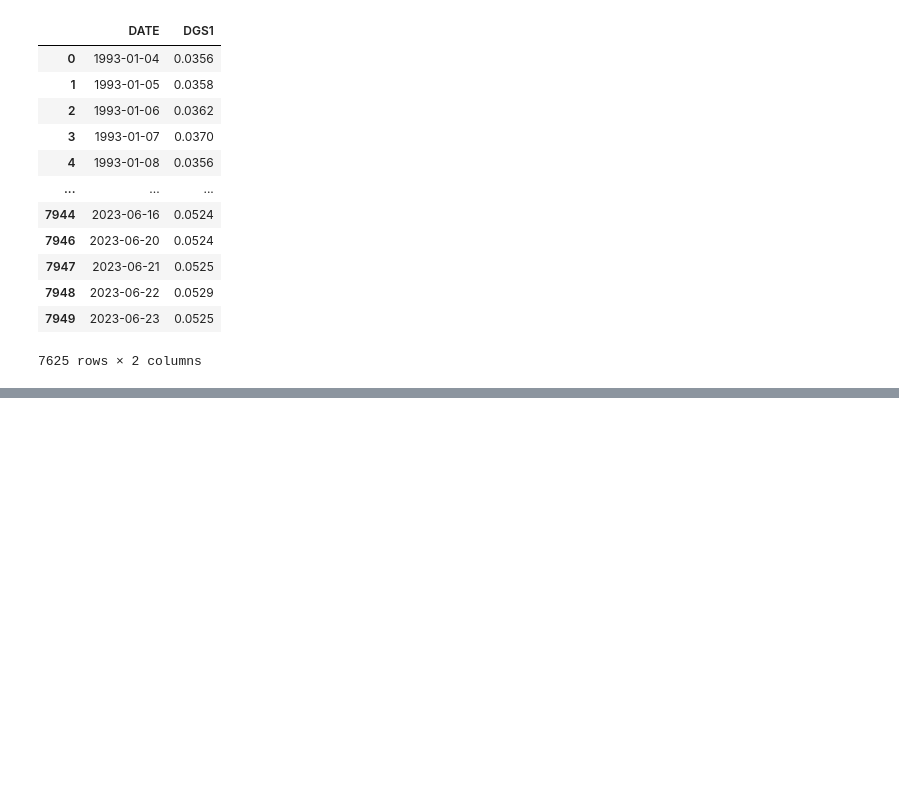
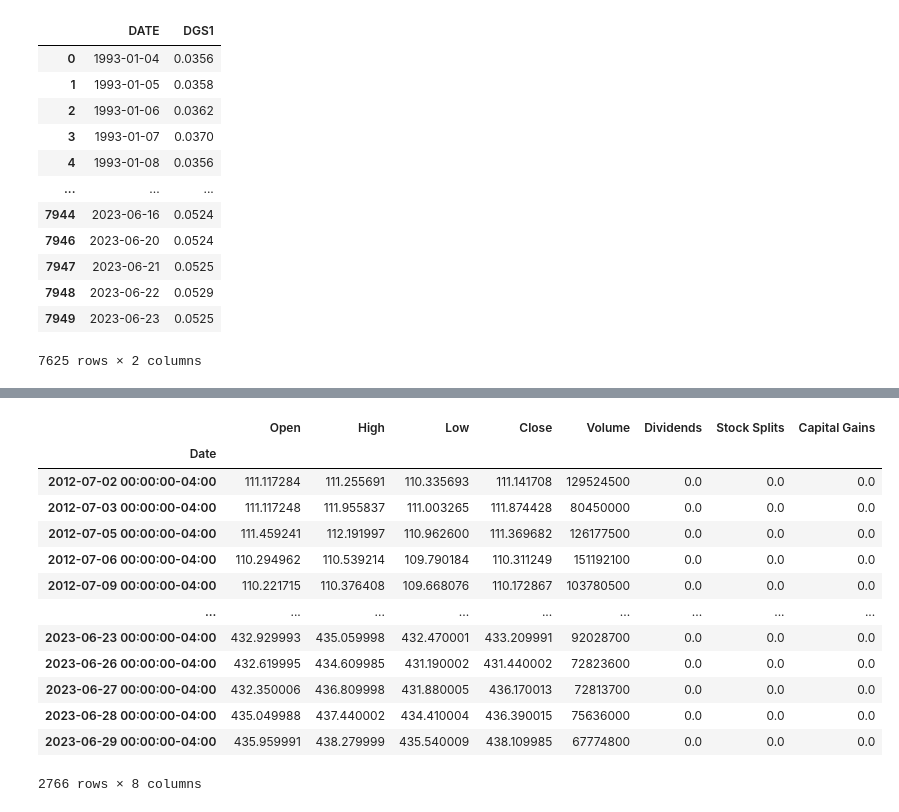
Before and after one commit to ndt93/FinancialML, a Jupyter notebook: notebooks/systematic_default.ipynb, the cells around one changed output, grey strips where cells are left out. Drawn from its saved outputs; the diff is of its cells as text; code cells hidden in the pictures; blank space fills up the shorter version.

```diff
--- a/notebooks/systematic_default.ipynb
+++ b/notebooks/systematic_default.ipynb
@@ -123,0 +129,20 @@ treasury_yields
+# %%
+spy_yf = yf.Ticker('SPY')
+spy_df = spy_yf.history(interval='1d', period='11y', prepost=False)
+# %%
+spy_df
+# %% [output]
+|  | Open | High | Low | Close | Volume | Dividends | Stock Splits | Capital Gains |
+| Date |  |  |  |  |  |  |  |  |
+| 2012-07-02 00:00:00-04:00 | 111.117284 | 111.255691 | 110.335693 | 111.141708 | 129524500 | 0.0 | 0.0 | 0.0 |
+| 2012-07-03 00:00:00-04:00 | 111.117248 | 111.955837 | 111.003265 | 111.874428 | 80450000 | 0.0 | 0.0 | 0.0 |
+| 2012-07-05 00:00:00-04:00 | 111.459241 | 112.191997 | 110.962600 | 111.369682 | 126177500 | 0.0 | 0.0 | 0.0 |
+| 2012-07-06 00:00:00-04:00 | 110.294962 | 110.539214 | 109.790184 | 110.311249 | 151192100 | 0.0 | 0.0 | 0.0 |
+| 2012-07-09 00:00:00-04:00 | 110.221715 | 110.376408 | 109.668076 | 110.172867 | 103780500 | 0.0 | 0.0 | 0.0 |
+| ... | ... | ... | ... | ... | ... | ... | ... | ... |
+| 2023-06-23 00:00:00-04:00 | 432.929993 | 435.059998 | 432.470001 | 433.209991 | 92028700 | 0.0 | 0.0 | 0.0 |
+| 2023-06-26 00:00:00-04:00 | 432.619995 | 434.609985 | 431.190002 | 431.440002 | 72823600 | 0.0 | 0.0 | 0.0 |
+| 2023-06-27 00:00:00-04:00 | 432.350006 | 436.809998 | 431.880005 | 436.170013 | 72813700 | 0.0 | 0.0 | 0.0 |
+| 2023-06-28 00:00:00-04:00 | 435.049988 | 437.440002 | 434.410004 | 436.390015 | 75636000 | 0.0 | 0.0 | 0.0 |
+| 2023-06-29 00:00:00-04:00 | 435.959991 | 438.279999 | 435.540009 | 438.109985 | 67774800 | 0.0 | 0.0 | 0.0 |
+2766 rows × 8 columns
```
Also changed, not shown: parts of 16 cells of this notebook, 4 other files.
